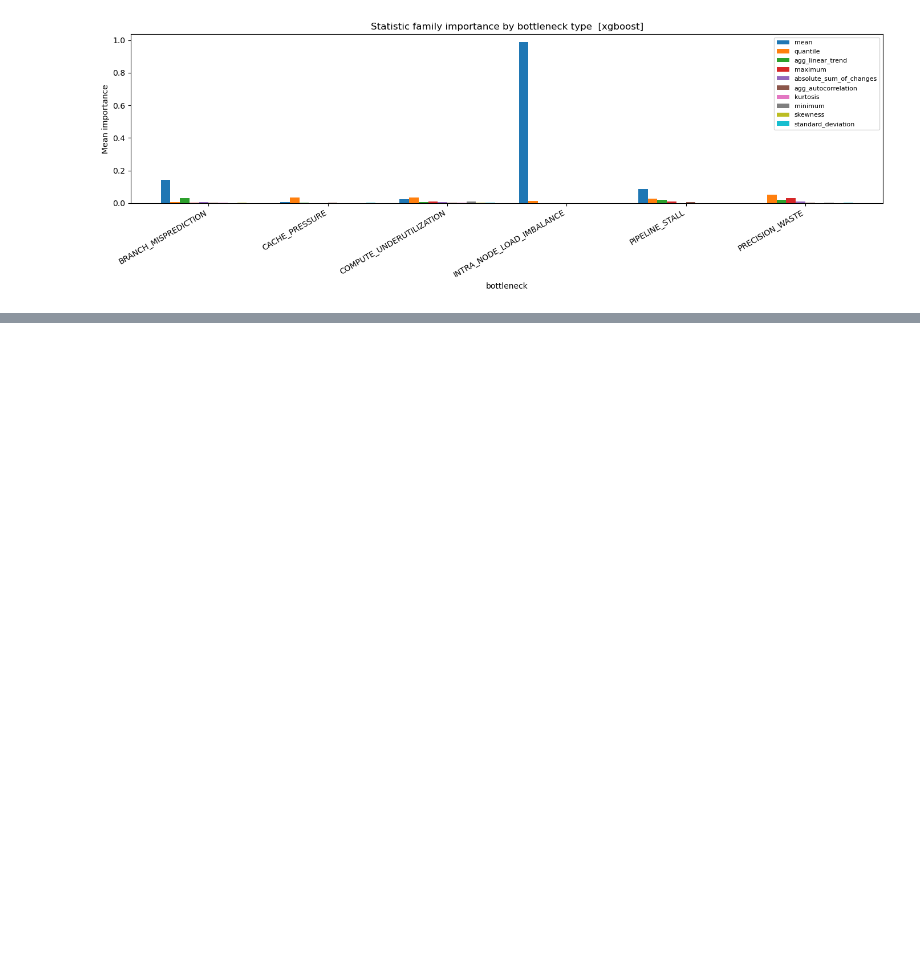
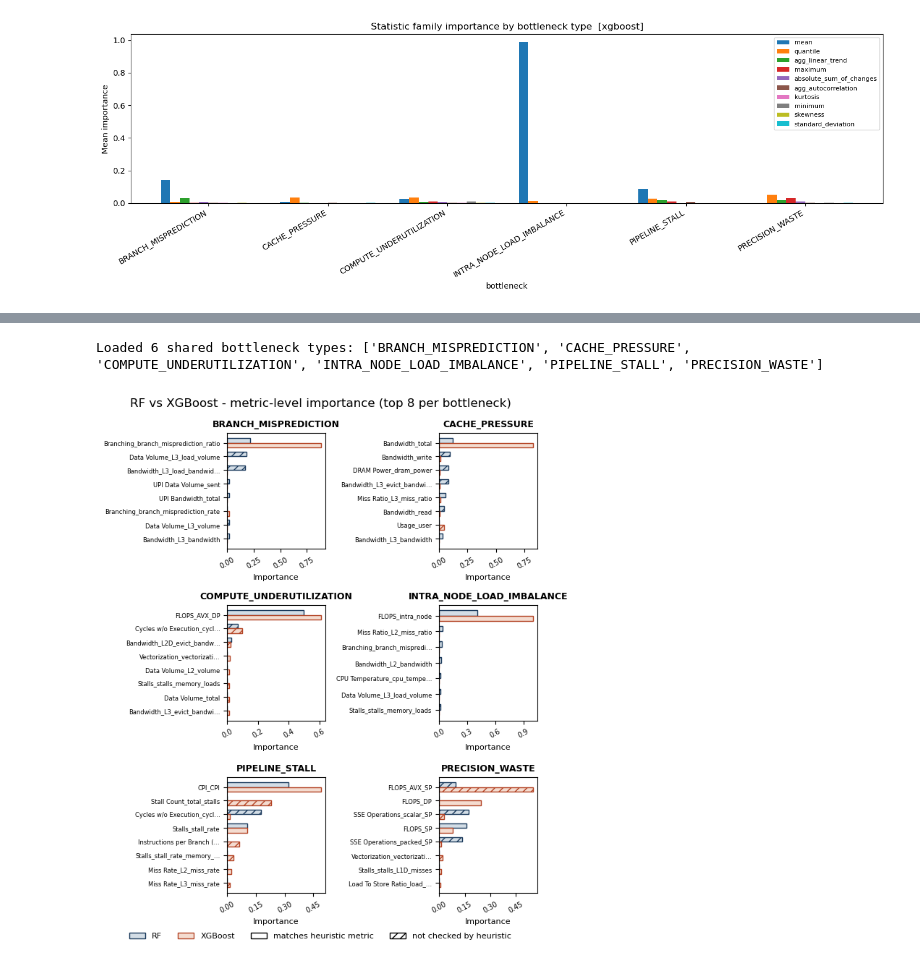
Before and after one commit to Crippius/hpc-bottleneck-detector, a Jupyter notebook: notebooks/feature_importance_analysis.ipynb, the cells around one changed output, grey strips where cells are left out. Saved outputs shown, nothing was run; the diff lists cells and outputs as text; code cells hidden in the pictures; blank space fills up the shorter version.

```diff
--- a/notebooks/feature_importance_analysis.ipynb
+++ b/notebooks/feature_importance_analysis.ipynb
@@ -297,0 +364,66 @@ Saved: /home/crippius/uni/master-thesis/hpc-bottleneck-detector/results/xgboost_
+# %%
+cmp_models = {name: load_importance(name) for name in ("rf", "xgboost")}
+cmp_bottlenecks = sorted(set(cmp_models["rf"]["per_bottleneck"]) & set(cmp_models["xgboost"]["per_bottleneck"]))
+print(f"Loaded {len(cmp_bottlenecks)} shared bottleneck types: {cmp_bottlenecks}")
+# %% [output]
+Loaded 6 shared bottleneck types: ['BRANCH_MISPREDICTION', 'CACHE_PRESSURE', 'COMPUTE_UNDERUTILIZATION', 'INTRA_NODE_LOAD_IMBALANCE', 'PIPELINE_STALL', 'PRECISION_WASTE']
+# %%
+# --- Grouped metric-level comparison: RF vs XGBoost, per bottleneck, hatched by heuristic match -----
+COMPARISON_TOP_N  = 8   # fewer than PLOT_TOP_N: each metric now takes 2 bars (RF+XGB), not 1
+PANEL_HEIGHT_IN   = 2.53
+
+n_bt   = len(cmp_bottlenecks)
+n_cols = 2
+n_rows = math.ceil(n_bt / n_cols)
+bar_h  = 0.35
+
+fig, axes = plt.subplots(n_rows, n_cols, figsize=(FIGURE_WIDTH_IN, PANEL_HEIGHT_IN * n_rows), squeeze=False)
+axes_flat = axes.flatten()
+
+for i, bt_name in enumerate(cmp_bottlenecks):
+    ax = axes_flat[i]
+    matched = heuristic_map.get(bt_name, {}).get("metrics", set())
+
+    rf_imp  = metric_level_importance(cmp_models["rf"]["per_bottleneck"][bt_name]["top_features"])
+    xgb_imp = metric_level_importance(cmp_models["xgboost"]["per_bottleneck"][bt_name]["top_features"])
+
+    top_metrics = sorted(
+        set(rf_imp) | set(xgb_imp),
+        key=lambda m: -max(rf_imp.get(m, 0.0), xgb_imp.get(m, 0.0)),
+    )[:COMPARISON_TOP_N][::-1]
+    metric_labels = disambiguate_labels([strip_group_prefix(m) for m in top_metrics])
+
+    y         = np.arange(len(top_metrics))
+    rf_vals   = [rf_imp.get(m, 0.0) for m in top_metrics]
+    xgb_vals  = [xgb_imp.get(m, 0.0) for m in top_metrics]
+    hatches   = [None if m in matched else HATCH_UNMATCHED for m in top_metrics]
+
+    rf_bars  = ax.barh(y + bar_h / 2, rf_vals,  height=bar_h, color=COLORS["rf"]["fill"],      edgecolor=COLORS["rf"]["edge"],      linewidth=1.0)
+    xgb_bars = ax.barh(y - bar_h / 2, xgb_vals, height=bar_h, color=COLORS["xgboost"]["fill"], edgecolor=COLORS["xgboost"]["edge"], linewidth=1.0)
+    for bar, h in zip(rf_bars, hatches):
+        bar.set_hatch(h)
+    for bar, h in zip(xgb_bars, hatches):
+        bar.set_hatch(h)
+
+    ax.set_yticks(y)
+    ax.set_yticklabels(metric_labels, fontsize=6)
+    ax.set_title(bt_name, fontsize=9, fontweight="bold")
+    ax.set_xlabel("Importance", fontsize=8)
+    ax.tick_params(axis="x", labelsize=7, rotation=30)
+    ax.xaxis.set_major_locator(plt.MaxNLocator(nbins=4))
+
+for j in range(i + 1, len(axes_flat)):
+    axes_flat[j].set_visible(False)
+
+legend_handles = [
+    Patch(facecolor=COLORS["rf"]["fill"], edgecolor=COLORS["rf"]["edge"], label="RF"),
+    Patch(facecolor=COLORS["xgboost"]["fill"], edgecolor=COLORS["xgboost"]["edge"], label="XGBoost"),
+] + hatch_legend_handles()
+fig.legend(handles=legend_handles, loc="lower center", bbox_to_anchor=(0.5, -0.02), ncol=4, fontsize=8, frameon=False)
+
+plt.suptitle(f"RF vs XGBoost - metric-level importance (top {COMPARISON_TOP_N} per bottleneck)", fontsize=12)
+plt.tight_layout()
+plt.savefig(RESULTS_DIR_ABS / "feature_importance_rf_vs_xgboost.png", dpi=300, bbox_inches="tight")
+plt.show()
+# %% [output]
+[figure, added]
```
Also changed, not shown: parts of 8 cells of this notebook, 6 other files.
